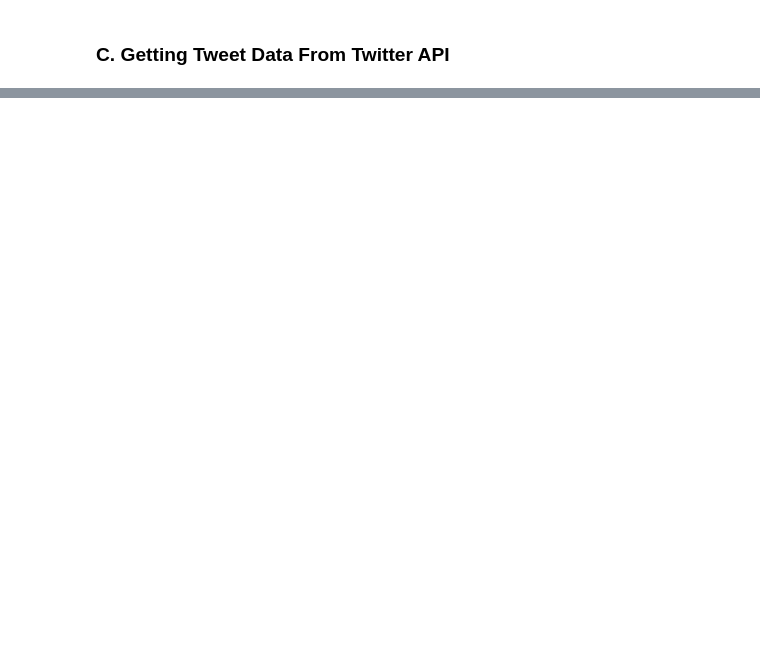
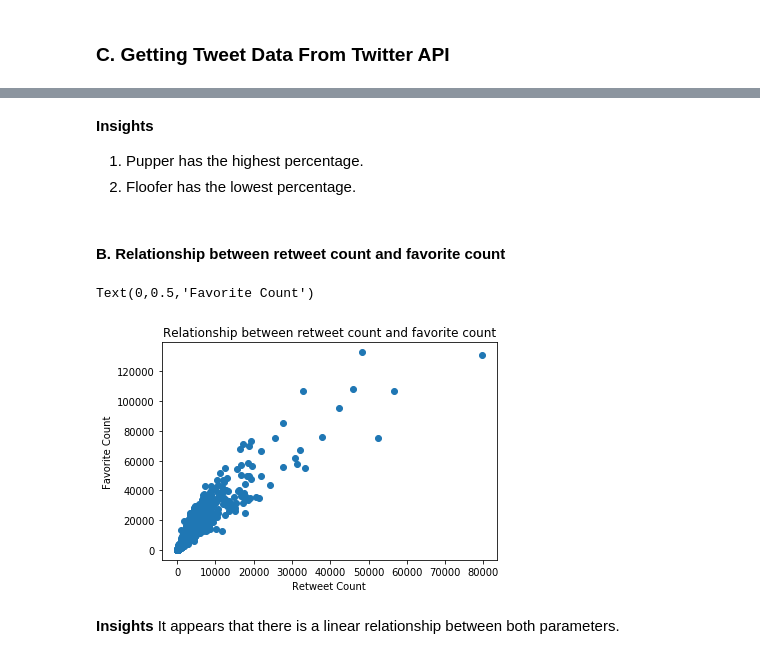
Before and after one commit to michael-fawzy/DAND4-Wrangle-and-Analyze-Data, a Jupyter notebook: wrangle_act.ipynb, the cells around one changed output, grey strips where cells are left out. Drawn from its saved outputs; the diff is of its cells as text; code cells hidden in the pictures; blank space fills up the shorter version.

```diff
--- a/wrangle_act.ipynb
+++ b/wrangle_act.ipynb
@@ -172,0 +684,3 @@ tweet_data = pd.DataFrame(df_list, columns = ['tweet_id',
+# %%
+# Convert timestampm to datetime
+clean_t_archive.timestamp = pd.to_datetime(clean_t_archive.timestamp)
@@ -172,0 +716,2 @@ tweet_data = pd.DataFrame(df_list, columns = ['tweet_id',
+# %%
+clean_t_archive = clean_t_archive[clean_t_archive.jpg_url.notnull()]
@@ -172,0 +747,4 @@ tweet_data = pd.DataFrame(df_list, columns = ['tweet_id',
+# %%
+clean_t_archive.p1 = clean_t_archive.p1.str.replace('_', ' ')
+clean_t_archive.p2 = clean_t_archive.p2.str.replace('_', ' ')
+clean_t_archive.p3 = clean_t_archive.p3.str.replace('_', ' ')
@@ -172,0 +802,4 @@ tweet_data = pd.DataFrame(df_list, columns = ['tweet_id',
+# %%
+clean_t_archive.p1 = clean_t_archive.p1.str.title()
+clean_t_archive.p2 = clean_t_archive.p2.str.title()
+clean_t_archive.p3 = clean_t_archive.p3.str.title()
@@ -172,0 +896,17 @@ tweet_data = pd.DataFrame(df_list, columns = ['tweet_id',
+# %% [markdown]
+**Insights**
+1. Pupper has the highest percentage.
+2. Floofer has the lowest percentage.
+# %% [markdown]
+#### B. Relationship between retweet count and favorite count
+# %%
+plt.scatter(clean_t_archive.retweet_count, clean_t_archive.favorite_count)
+plt.title('Relationship between retweet count and favorite count')
+plt.xlabel('Retweet Count')
+plt.ylabel('Favorite Count')
+# %% [output]
+Text(0,0.5,'Favorite Count')
+[figure, added]
+# %% [markdown]
+**Insights**
+It appears that there is a linear relationship between both parameters.
```
Also changed, not shown: parts of 127 cells of this notebook, 3 other files.
